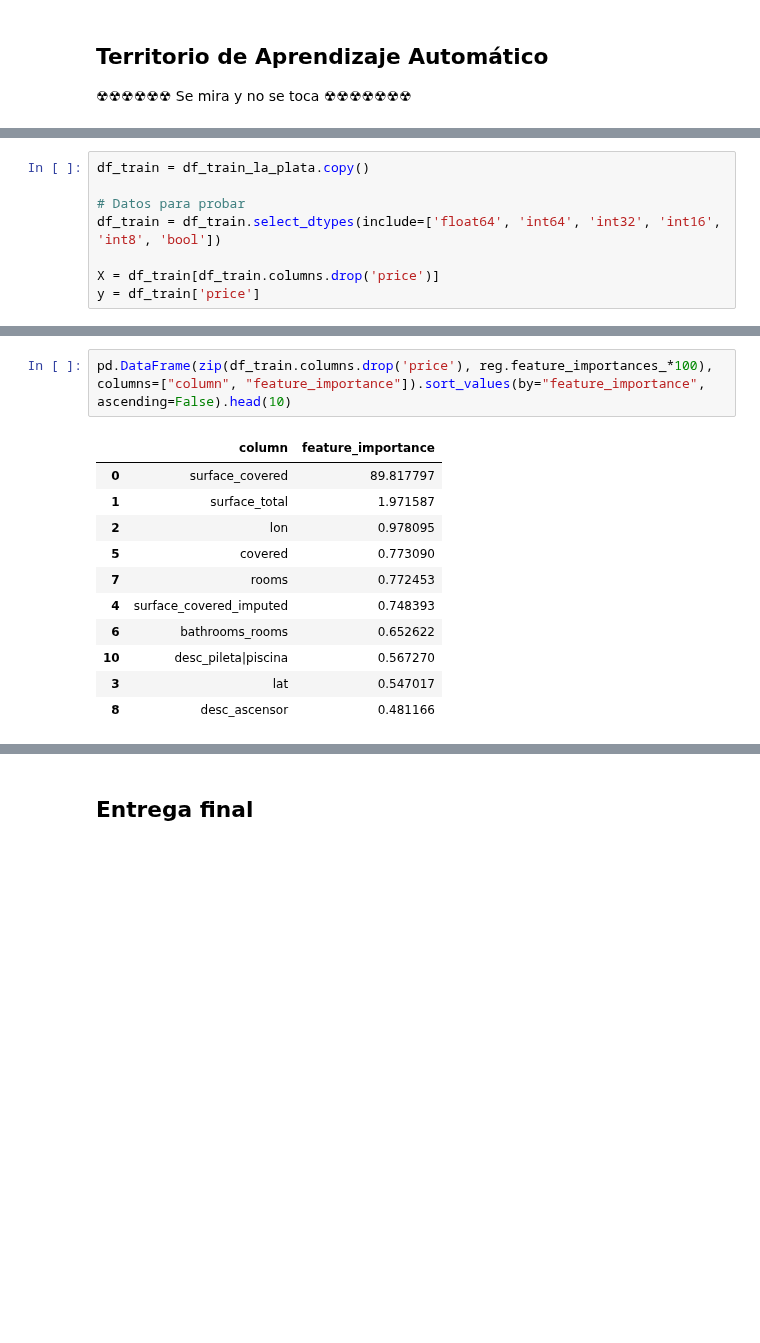
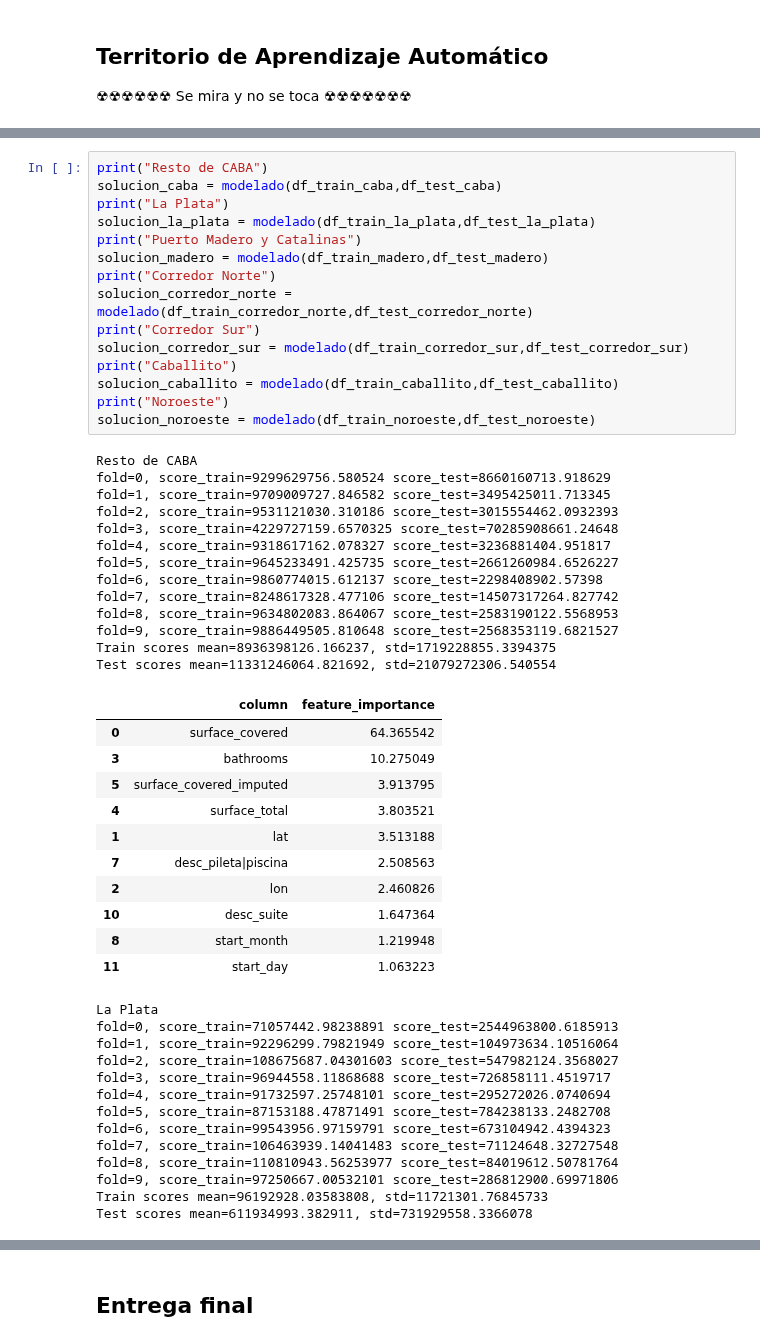
Before and after one commit to josesg998/competencia_properati, a Jupyter notebook: TP_Individual.ipynb, the cells around one changed output, grey strips where cells are left out. Cells and saved outputs as stored; diff of their text form; blank space fills up the shorter version.

```diff
--- a/TP_Individual.ipynb
+++ b/TP_Individual.ipynb
@@ -507,9 +645 @@ df_test_la_plata, df_train_la_plata = filtrado_columnas(df_test_la_plata,df_trai
-# %%
-df_train = df_train_la_plata.copy()
-
-# Datos para probar
-df_train = df_train.select_dtypes(include=['float64', 'int64', 'int32', 'int16', 'int8', 'bool'])
-
-X = df_train[df_train.columns.drop('price')]
-y = df_train['price']
 # %%
@@ -808,14 +710,53 @@ solucion_madero = df_test['price']
-# %%
-pd.DataFrame(zip(df_train.columns.drop('price'), reg.feature_importances_*100), columns=["column", "feature_importance"]).sort_values(by="feature_importance", ascending=False).head(10)
-# %% [output]
-|  | column | feature_importance |
-| 0 | surface_covered | 89.817797 |
-| 1 | surface_total | 1.971587 |
-| 2 | lon | 0.978095 |
-| 5 | covered | 0.773090 |
-| 7 | rooms | 0.772453 |
-| 4 | surface_covered_imputed | 0.748393 |
-| 6 | bathrooms_rooms | 0.652622 |
-| 10 | desc_pileta|piscina | 0.567270 |
-| 3 | lat | 0.547017 |
-| 8 | desc_ascensor | 0.481166 |
+# %%
+print("Resto de CABA")
+solucion_caba = modelado(df_train_caba,df_test_caba)
+print("La Plata")
+solucion_la_plata = modelado(df_train_la_plata,df_test_la_plata)
+print("Puerto Madero y Catalinas")
+solucion_madero = modelado(df_train_madero,df_test_madero)
+print("Corredor Norte")
+solucion_corredor_norte = modelado(df_train_corredor_norte,df_test_corredor_norte)
+print("Corredor Sur")
+solucion_corredor_sur = modelado(df_train_corredor_sur,df_test_corredor_sur)
+print("Caballito")
+solucion_caballito = modelado(df_train_caballito,df_test_caballito)
+print("Noroeste")
+solucion_noroeste = modelado(df_train_noroeste,df_test_noroeste)
+# %% [output]
+Resto de CABA
+fold=0, score_train=9299629756.580524 score_test=8660160713.918629
+fold=1, score_train=9709009727.846582 score_test=3495425011.713345
+fold=2, score_train=9531121030.310186 score_test=3015554462.0932393
+fold=3, score_train=4229727159.6570325 score_test=70285908661.24648
+fold=4, score_train=9318617162.078327 score_test=3236881404.951817
+fold=5, score_train=9645233491.425735 score_test=2661260984.6526227
+fold=6, score_train=9860774015.612137 score_test=2298408902.57398
+fold=7, score_train=8248617328.477106 score_test=14507317264.827742
+fold=8, score_train=9634802083.864067 score_test=2583190122.5568953
+fold=9, score_train=9886449505.810648 score_test=2568353119.6821527
+Train scores mean=8936398126.166237, std=1719228855.3394375
+Test scores mean=11331246064.821692, std=21079272306.540554
+|  | column | feature_importance |
+| 0 | surface_covered | 64.365542 |
+| 3 | bathrooms | 10.275049 |
+| 5 | surface_covered_imputed | 3.913795 |
+| 4 | surface_total | 3.803521 |
+| 1 | lat | 3.513188 |
+| 7 | desc_pileta|piscina | 2.508563 |
+| 2 | lon | 2.460826 |
+| 10 | desc_suite | 1.647364 |
+| 8 | start_month | 1.219948 |
+| 11 | start_day | 1.063223 |
+La Plata
+fold=0, score_train=71057442.98238891 score_test=2544963800.6185913
+fold=1, score_train=92296299.79821949 score_test=104973634.10516064
+fold=2, score_train=108675687.04301603 score_test=547982124.3568027
+fold=3, score_train=96944558.11868688 score_test=726858111.4519717
+fold=4, score_train=91732597.25748101 score_test=295272026.0740694
+fold=5, score_train=87153188.47871491 score_test=784238133.2482708
+fold=6, score_train=99543956.97159791 score_test=673104942.4394323
+fold=7, score_train=106463939.14041483 score_test=71124648.32727548
+fold=8, score_train=110810943.56253977 score_test=84019612.50781764
+fold=9, score_train=97250667.00532101 score_test=286812900.69971806
+Train scores mean=96192928.03583808, std=11721301.76845733
+Test scores mean=611934993.382911, std=731929558.3366078
```
Also changed, not shown: parts of 28 cells of this notebook, 2 other files.
